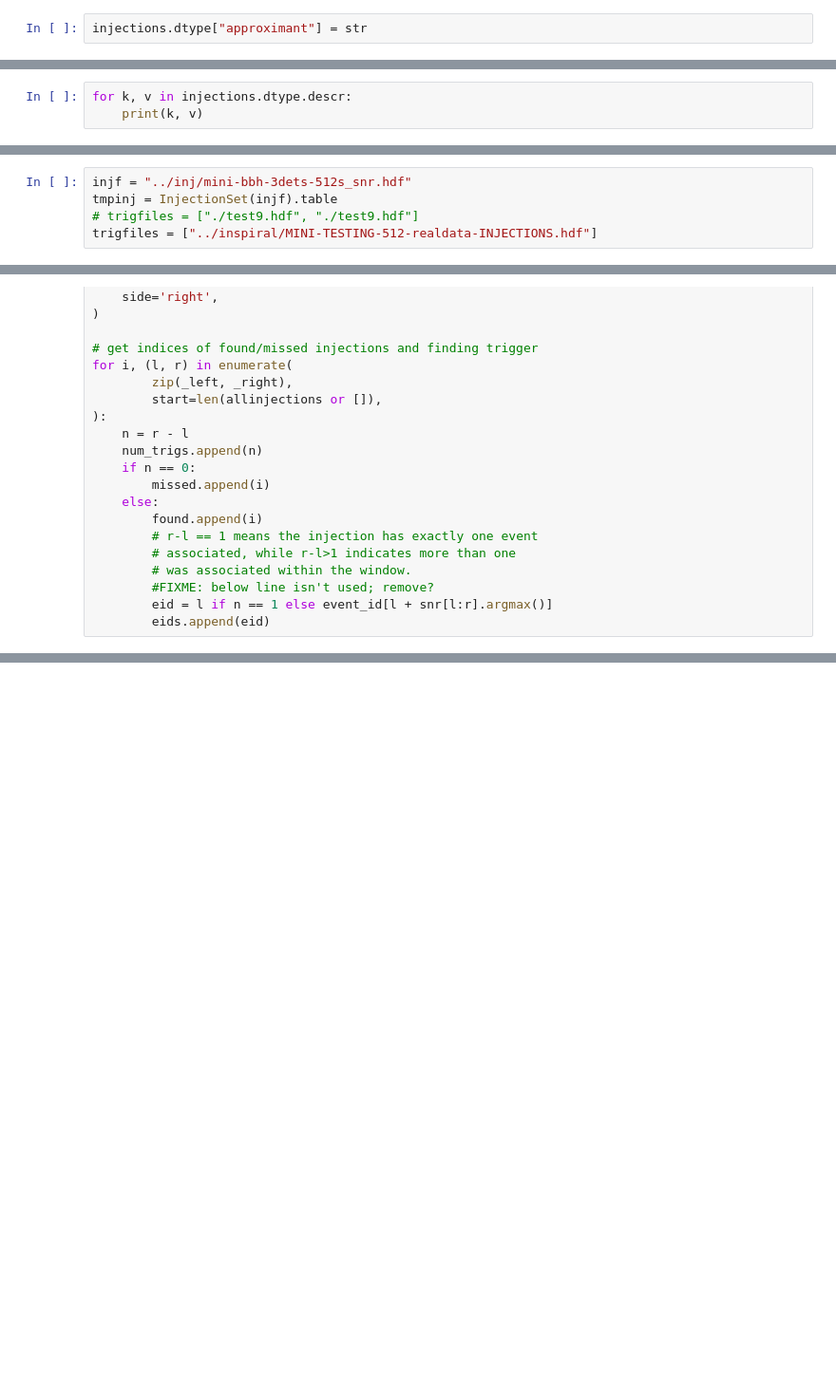
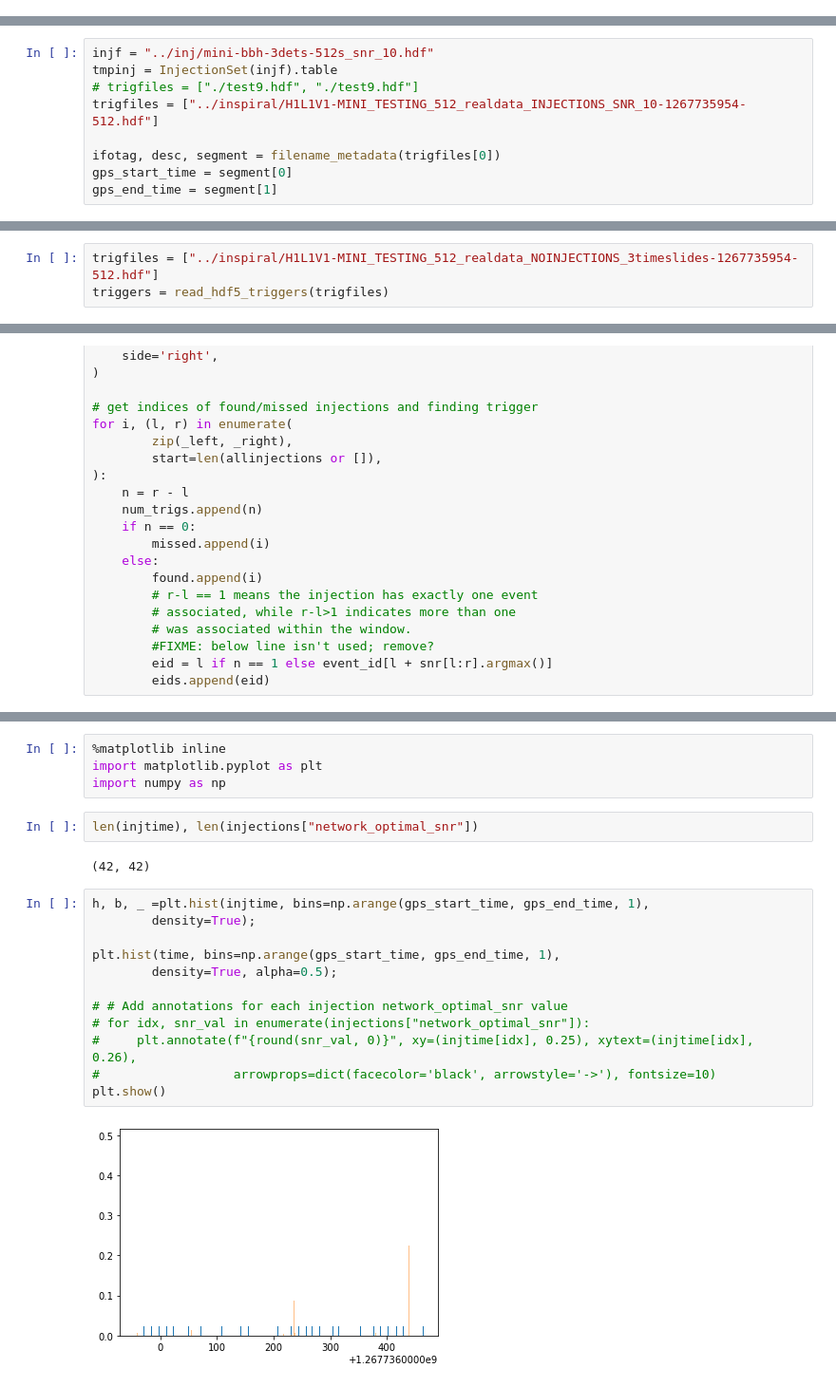
Before and after one commit to millsjc/pycbc, a Jupyter notebook: test_hm/playground/injfind.ipynb, the cells around one changed output, grey strips where cells are left out. Shown at 95% size. Cells and saved outputs as stored; diff of their text form; blank space fills up the shorter version.

```diff
--- a/test_hm/playground/injfind.ipynb
+++ b/test_hm/playground/injfind.ipynb
@@ -45,2 +31,0 @@ i = FieldArray.from_records(
-# %%
-injections.dtype["approximant"] = str
@@ -77,3 +31,0 @@ dtypes
-# %%
-for k, v in injections.dtype.descr:
-    print(k, v)
@@ -109,12 +39,19 @@ def indices_from_eventids(net_ifo_eid, ifo_eid):
                             if i == eid) for eid in net_ifo_eid]
     return net_ifo_eid
 # %%
-injf = "../inj/mini-bbh-3dets-512s_snr.hdf"
+injf = "../inj/mini-bbh-3dets-512s_snr_10.hdf"
 tmpinj = InjectionSet(injf).table
 # trigfiles = ["./test9.hdf", "./test9.hdf"]
-trigfiles = ["../inspiral/MINI-TESTING-512-realdata-INJECTIONS.hdf"]
+trigfiles = ["../inspiral/H1L1V1-MINI_TESTING_512_realdata_INJECTIONS_SNR_10-1267735954-512.hdf"]
+
+ifotag, desc, segment = filename_metadata(trigfiles[0])
+gps_start_time = segment[0]
+gps_end_time = segment[1]
 # %%
 triggers = read_hdf5_triggers(trigfiles)
+# %%
+trigfiles = ["../inspiral/H1L1V1-MINI_TESTING_512_realdata_NOINJECTIONS_3timeslides-1267735954-512.hdf"]
+triggers = read_hdf5_triggers(trigfiles)
 # %%
 exclude = read_segment_files([])
 nexcluded = 0
@@ -311,0 +226,22 @@ for _ in [1,2]:
+# %%
+%matplotlib inline
+import matplotlib.pyplot as plt
+import numpy as np
+# %%
+len(injtime), len(injections["network_optimal_snr"])
+# %% [output]
+(42, 42)
+# %%
+h, b, _ =plt.hist(injtime, bins=np.arange(gps_start_time, gps_end_time, 1),
+        density=True);
+
+plt.hist(time, bins=np.arange(gps_start_time, gps_end_time, 1),
+        density=True, alpha=0.5);
+
+# # Add annotations for each injection network_optimal_snr value
+# for idx, snr_val in enumerate(injections["network_optimal_snr"]):
+#     plt.annotate(f"{round(snr_val, 0)}", xy=(injtime[idx], 0.25), xytext=(injtime[idx], 0.26),
+#                  arrowprops=dict(facecolor='black', arrowstyle='->'), fontsize=10)
+plt.show()
+# %% [output]
+[figure, added]
```
Also changed, not shown: parts of 24 cells of this notebook, 9 other files.
